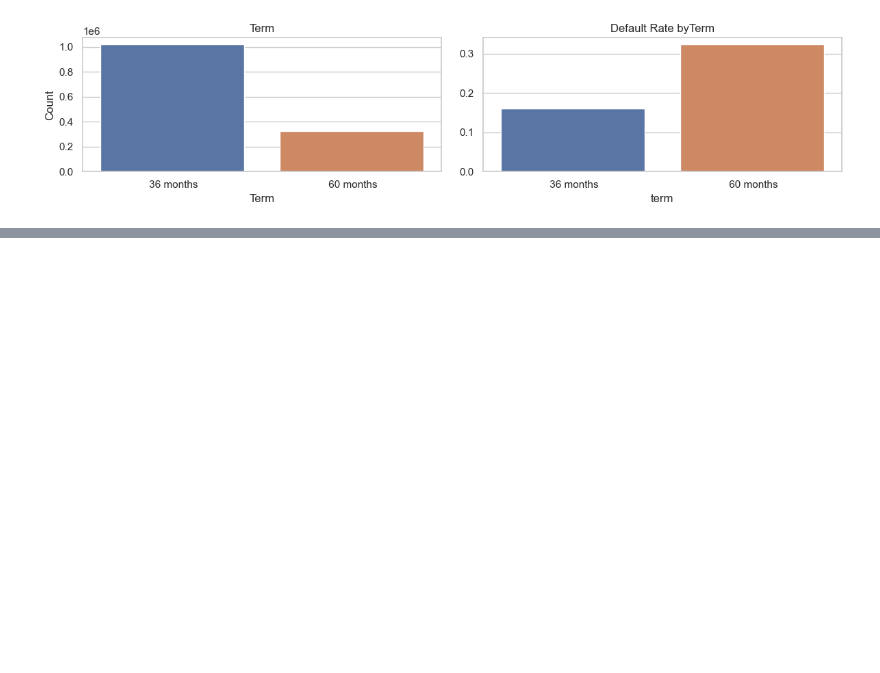
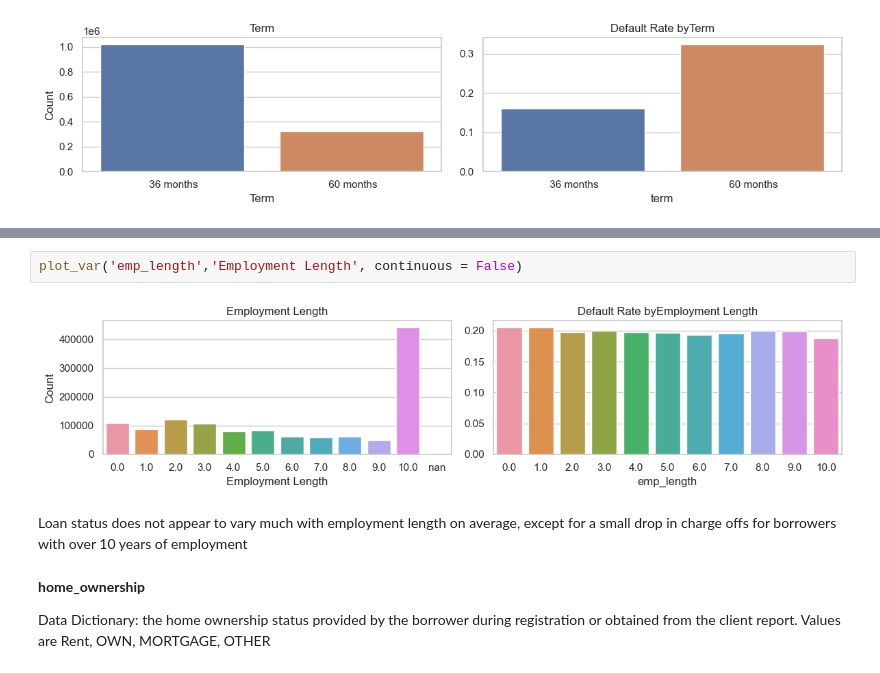
Before and after one commit to Siying6560/Lending-Club-Loan-Classification, a Jupyter notebook: LendingLoanEDA.ipynb, the cells around one changed output, grey strips where cells are left out. Saved outputs shown, nothing was run; the diff lists cells and outputs as text; blank space fills up the shorter version.

```diff
--- a/LendingLoanEDA.ipynb
+++ b/LendingLoanEDA.ipynb
@@ -286,0 +424,10 @@ plot_var('term','Term', continuous = False)
+# %%
+plot_var('emp_length','Employment Length', continuous = False)
+# %% [output]
+[figure, added]
+# %% [markdown]
+Loan status does not appear to vary much with employment length on average, except for a small drop in charge offs for borrowers with over 10 years of employment
+# %% [markdown]
+**home_ownership**
+
+Data Dictionary: the home ownership status provided by the borrower during registration or obtained from the client report. Values are Rent, OWN, MORTGAGE, OTHER
```
Also changed, not shown: parts of 78 cells of this notebook.
